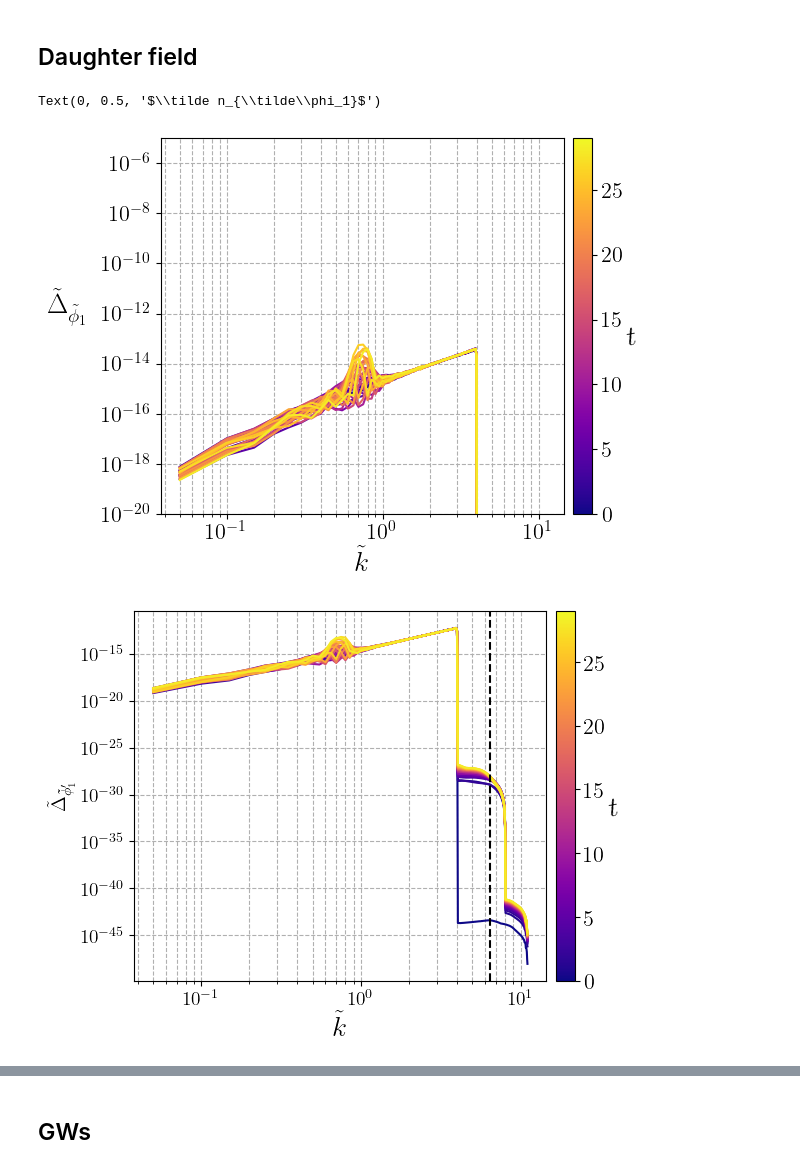
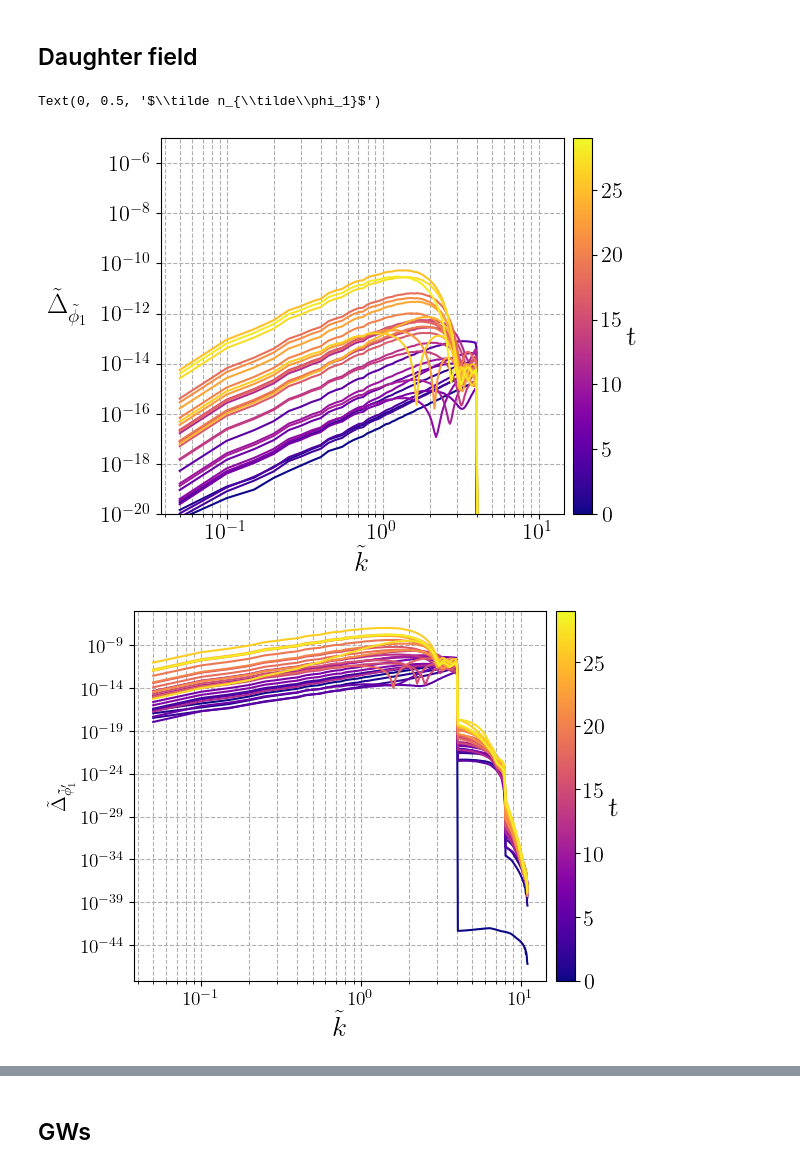
Before and after one commit to TomasCiccarella/Tesis, a Jupyter notebook: cosmolattice/build_lphi4/L2b-lphi4.ipynb, the cells around one changed output, grey strips where cells are left out. Drawn from its saved outputs; the diff is of its cells as text; code cells hidden in the pictures.

```diff
--- a/cosmolattice/build_lphi4/L2b-lphi4.ipynb
+++ b/cosmolattice/build_lphi4/L2b-lphi4.ipynb
@@ -15,7 +15,7 @@ mpl.rc('xtick', labelsize=14)
 mpl.rc('ytick', labelsize=14)
 # %%
 #set this directory to where the files you want to analyze are
-dir = "./data/q0.5/Def/"
+dir = "./data/q5050/Def/"
 #dir = "./"
 # %% [markdown]
 # Scale factor $a(\tilde\eta)$
@@ -236,30 +236,29 @@ Text(0, 0.5, '$\\tilde n_{\\tilde\\phi_0}$')
 # %%
 infSp, nBins, nSpectra = load_spectrum(dir + "spectra_scalar_1.txt")
 
 plt.figure(0)
 plot_spectrum(infSp, 1,  nBins, nSpectra)
 plt.ylabel('$\\tilde\Delta_{\\tilde\phi_1}$', fontsize = 20, rotation = 0, labelpad=25);
 plt.ylim([1e-20,1e-5])
 plt.xticks(fontsize=16)
 plt.yticks(fontsize=16)
 plt.tight_layout()
 plt.savefig("cosmolattice_2", format = "pdf")
 # plt.ylim([1e-19,1e-4])
 
 plt.figure(1)
 plot_spectrum(infSp, 2,  nBins, nSpectra)
 plt.ylabel('$\\tilde\Delta_{\\tilde\phi_1\'}$')
-plt.axvline(6.4686076615463275, color='k', linestyle='--')
 # plt.ylim([1e-19,1e-4])
 
 plt.figure(2)
 plot_spectrum(infSp, 3,  nBins, nSpectra)
 plt.ylabel('$\\tilde n_{\\tilde\phi_1}$')
 # plt.ylim([1e-1,3e12]);
 # %% [output]
 Text(0, 0.5, '$\\tilde n_{\\tilde\\phi_1}$')
-[figure, old version]
+[figure, new version]
-[figure, old version]
+[figure, new version]
 [figure]
 # %% [markdown]
 ## GWs
```
Also changed, not shown: parts of 4 cells of this notebook, 26 other files.
